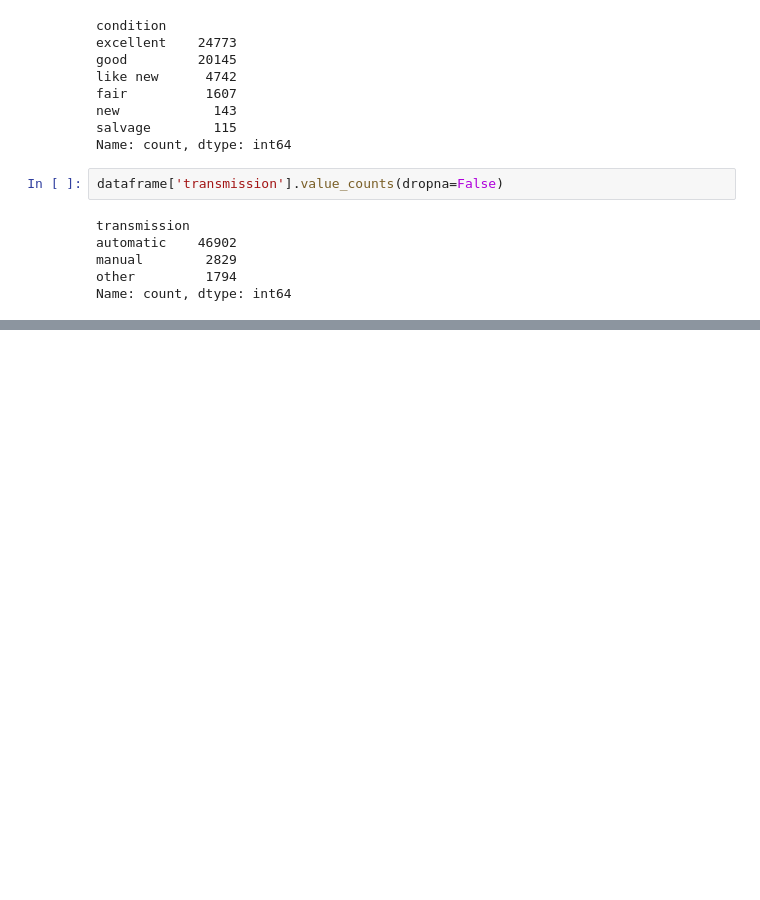
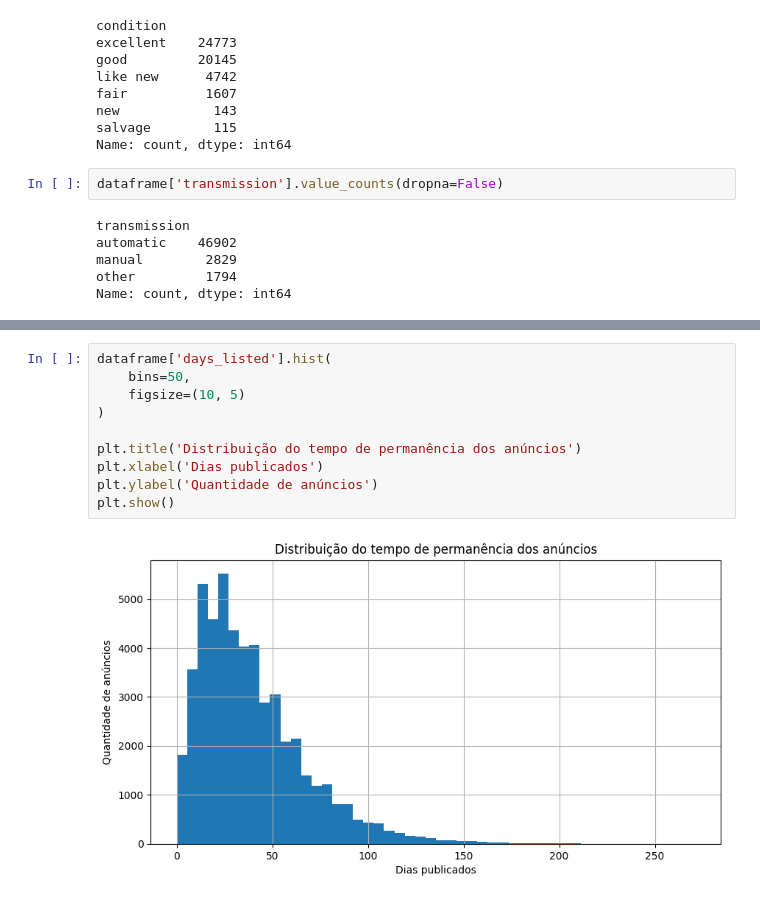
Before and after one commit to alexbecke-bot/projeto-final-sprint-5-analise-de-veiculos, a Jupyter notebook: EDA.ipynb, the cells around one changed output, grey strips where cells are left out. Saved outputs shown, nothing was run; the diff lists cells and outputs as text; blank space fills up the shorter version.

```diff
--- a/EDA.ipynb
+++ b/EDA.ipynb
@@ -920,0 +1017,12 @@ Name: count, dtype: int64
+# %%
+dataframe['days_listed'].hist(
+    bins=50,
+    figsize=(10, 5)
+)
+
+plt.title('Distribuição do tempo de permanência dos anúncios')
+plt.xlabel('Dias publicados')
+plt.ylabel('Quantidade de anúncios')
+plt.show()
+# %% [output]
+[figure, added]
```
Also changed, not shown: parts of 18 cells of this notebook, 1 other file.
